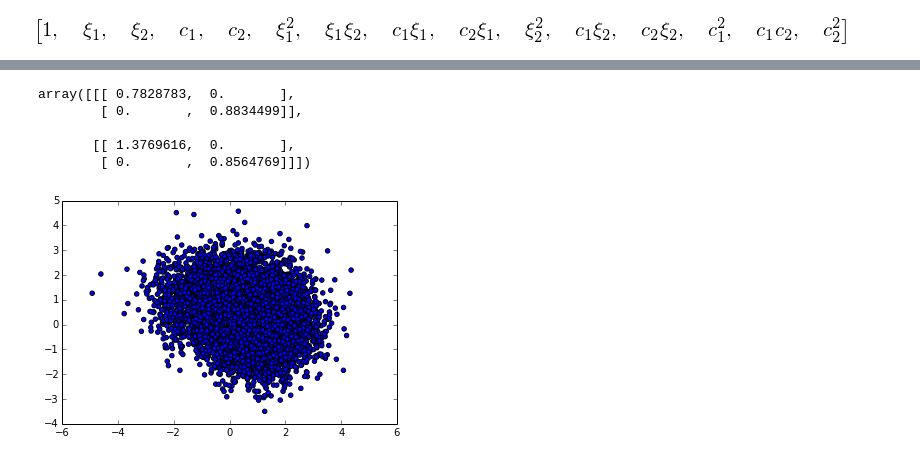
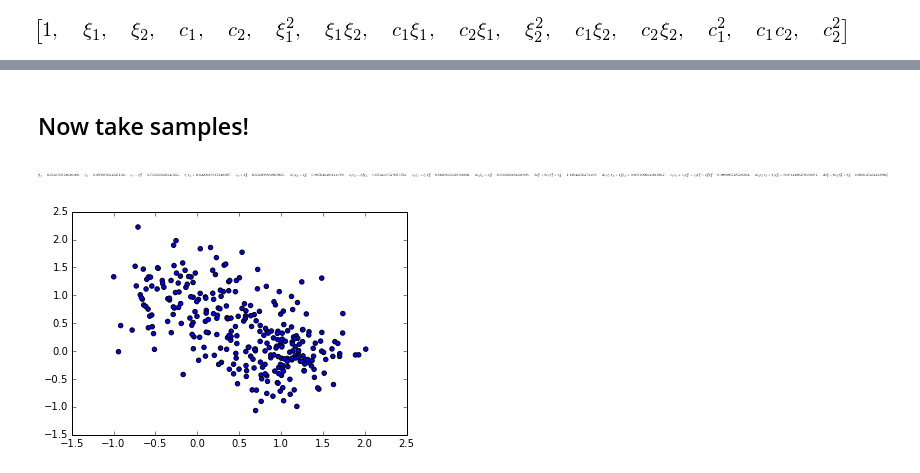
Before and after one commit to sidaw/polymom, a Jupyter notebook: MixtureOfGaussians.ipynb, the cells around one changed output, grey strips where cells are left out. Drawn from its saved outputs; the diff is of its cells as text; code cells hidden in the pictures.

```diff
--- a/MixtureOfGaussians.ipynb
+++ b/MixtureOfGaussians.ipynb
@@ -89,17 +88,17 @@ print  gm.sigmas
+# %% [markdown]
+## Now take samples!
 # %%
-N = 10000
-X = gm.sample(N)
+num_samples = 300
+X = gm.sample(num_samples)
 import matplotlib.pyplot as plt
 %matplotlib inline
 randdir = np.random.randn(d,2)
 Y = X.dot(randdir)
 
 plt.scatter(X[:,0], X[:,1]);
-gm.sigmas
+
+constraints_noisy = gm.polymom_all_constraints_samples(4, X)
+display(constraints_noisy)
 # %% [output]
-array([[[ 0.7828783,  0.       ],
-        [ 0.       ,  0.8834499]],
-
-       [[ 1.3769616,  0.       ],
-        [ 0.       ,  0.8564769]]])
-[figure, old version]
+[figure, new version]
+[figure, added]
```
Also changed, not shown: parts of 8 cells of this notebook, 1 other file.
